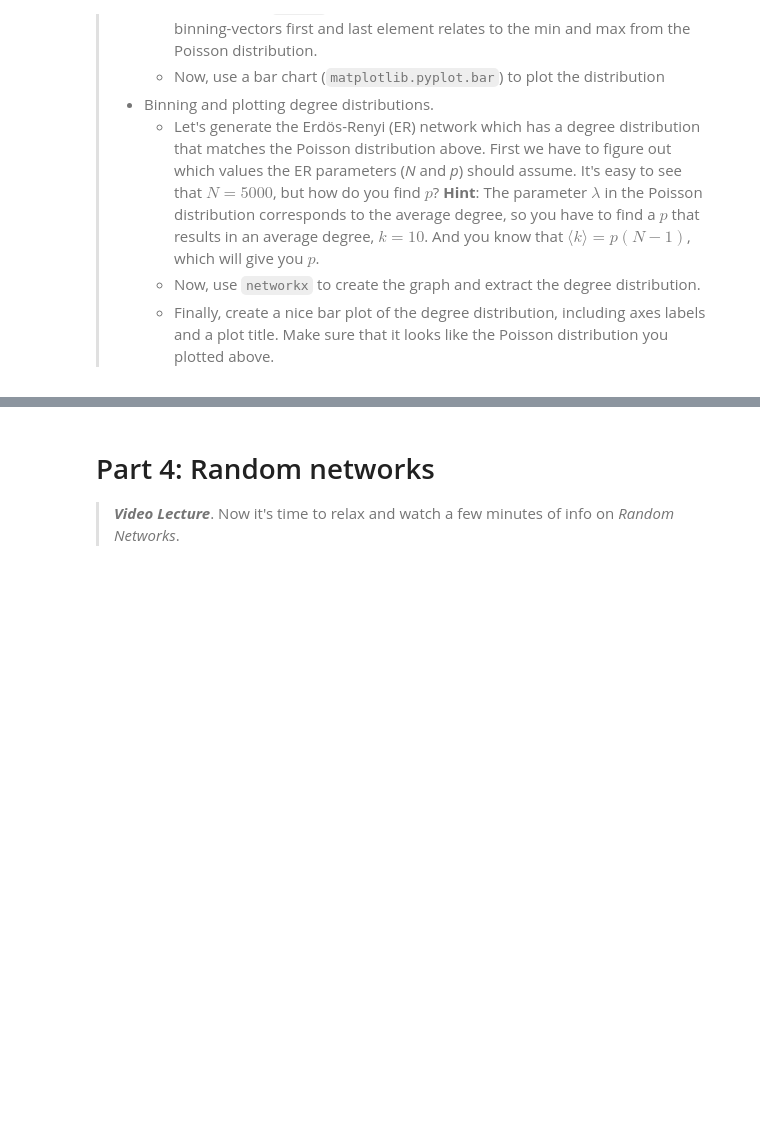
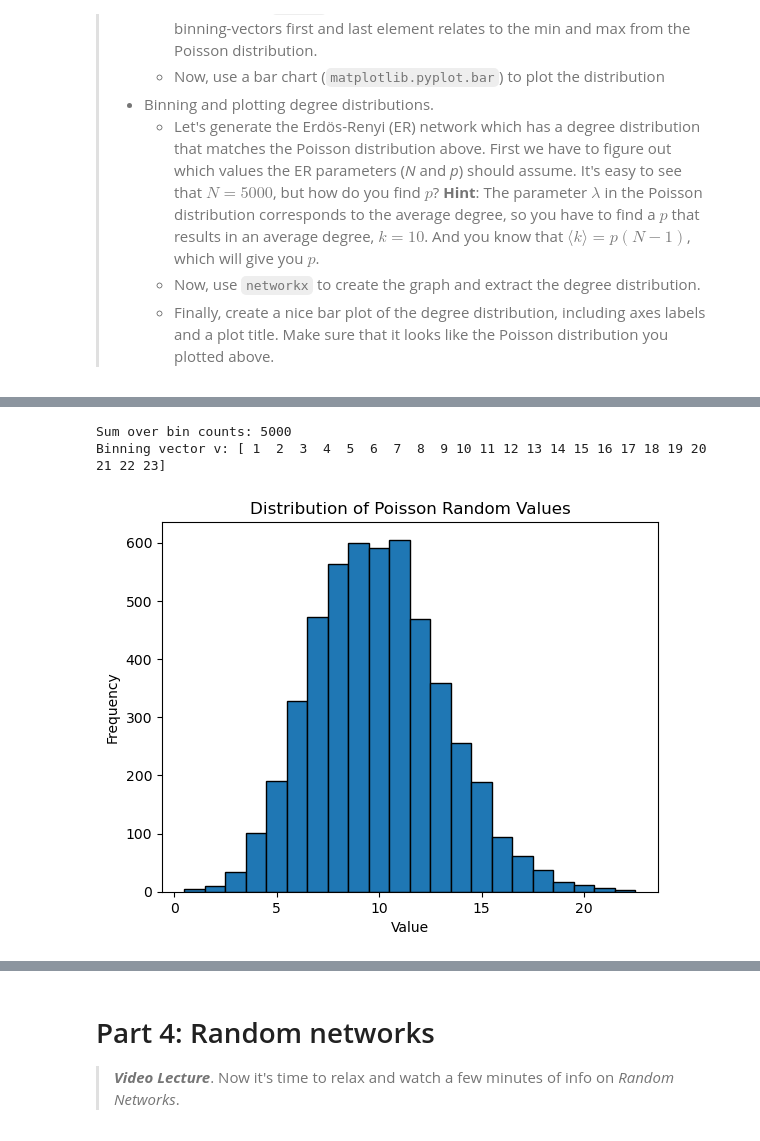
Before and after one commit to Qingwen-Zeng/Social-Graphy-and-Interactions, a Jupyter notebook: Week2_Exercise.ipynb, the cells around one changed output, grey strips where cells are left out. Drawn from its saved outputs; the diff is of its cells as text; code cells hidden in the pictures; blank space fills up the shorter version.

```diff
--- a/Week2_Exercise.ipynb
+++ b/Week2_Exercise.ipynb
@@ -159,0 +351,26 @@ As I hint right above, this exercise is about you discovering nuances of binning
+# %%
+data = np.random.poisson(10, 5000)
+min_data = np.min(data)
+max_data = np.max(data)
+v = np.arange(min_data, max_data + 2)
+
+hist, bin_edges = np.histogram(data, bins=v)
+
+bin_count_sum = np.sum(hist)
+
+print("Sum over bin counts:", bin_count_sum)
+print("Binning vector v:", v)
+'''
+The first element of the binning vector v is equal to the minimum value in the data.
+The last element of the binning vector is one more than the maximum value of the data.
+with both of them we can ensure all the data will be included in the bins
+'''
+plt.bar(bin_edges[:-1], hist, width=1, edgecolor="black")
+plt.xlabel('Value')
+plt.ylabel('Frequency')
+plt.title('Distribution of Poisson Random Values')
+plt.show()
+# %% [output]
+Sum over bin counts: 5000
+Binning vector v: [ 1  2  3  4  5  6  7  8  9 10 11 12 13 14 15 16 17 18 19 20 21 22 23]
+[figure, added]
```
Also changed, not shown: parts of 16 cells of this notebook.
